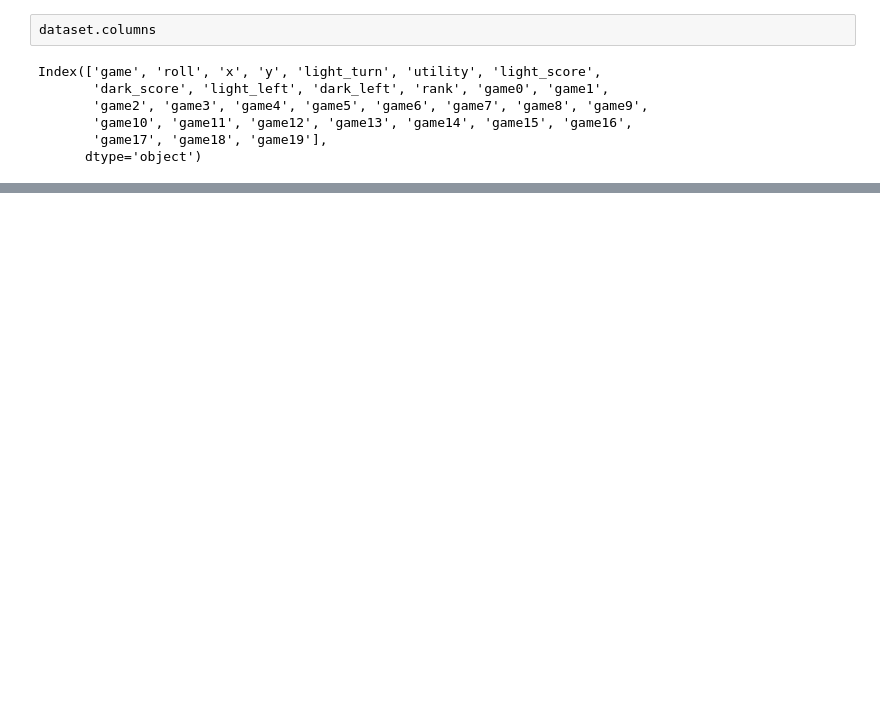
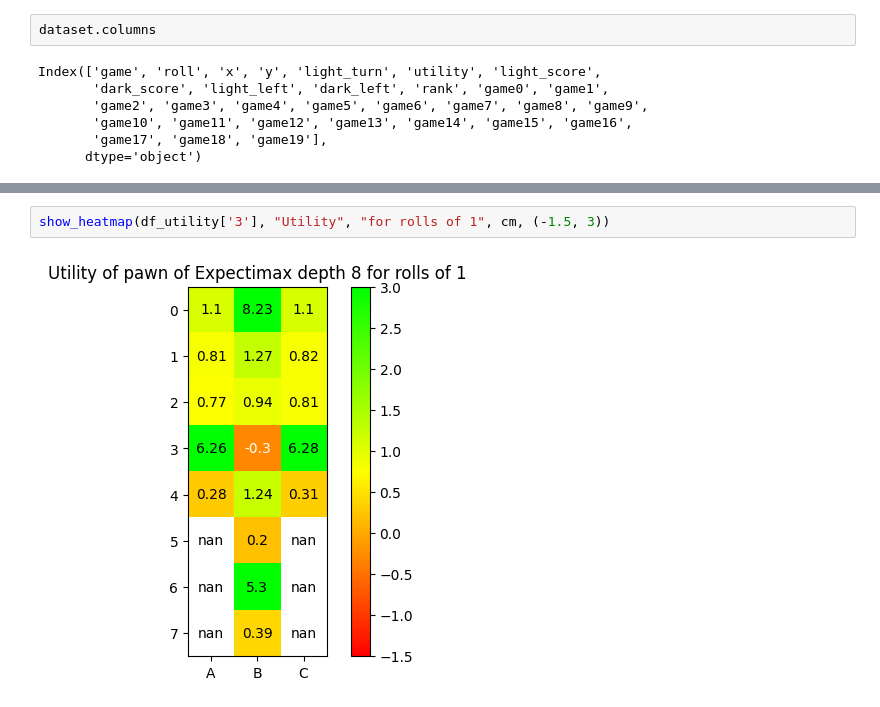
Before and after one commit to qwertyuu/python-ur-machine-learning, a Jupyter notebook: notebooks/dataset_viz.ipynb, the cells around one changed output, grey strips where cells are left out. Cells and saved outputs as stored; diff of their text form; blank space fills up the shorter version.

```diff
--- a/notebooks/dataset_viz.ipynb
+++ b/notebooks/dataset_viz.ipynb
@@ -200,0 +177,4 @@ print(len(dataset.query("roll == 4")))
+# %%
+show_heatmap(df_utility['3'], "Utility", "for rolls of 1", cm, (-1.5, 3))
+# %% [output]
+[figure, added]
```
Also changed, not shown: parts of 44 cells of this notebook.
